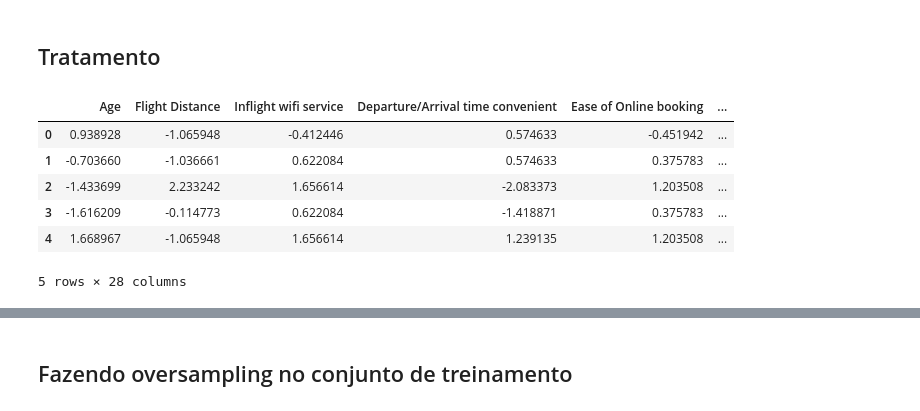
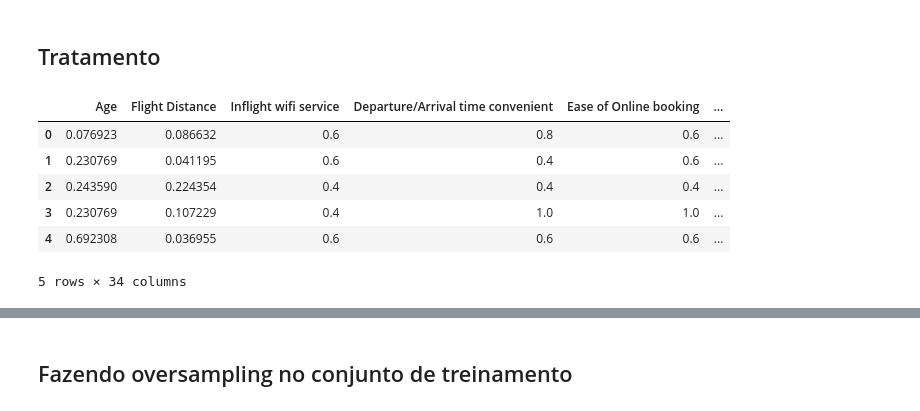
Before and after one commit to lucasacioly/Redes-Neurais, a Jupyter notebook: tratamento.ipynb, the cells around one changed output, grey strips where cells are left out. Drawn from its saved outputs; the diff is of its cells as text; code cells hidden in the pictures.

```diff
--- a/tratamento.ipynb
+++ b/tratamento.ipynb
@@ -17,4 +24,5 @@ from scipy import stats
 # %% [markdown]
 # Criando o data frame
 # %%
-df = pd.read_csv('archive/train.csv')
+df_train = pd.read_csv('archive/train.csv')
+df_test = pd.read_csv('archive/train.csv')
@@ -25,0 +41,8 @@ df = df.drop(columns=['id'])
+# %%
+df_train = df_train.loc[:, ~df_train.columns.str.contains('^Unnamed')]
+df_train['satisfied'] = df_train['satisfaction'].map({'neutral or dissatisfied': 0, 'satisfied': 1})
+df_train.drop(columns=['id', 'satisfaction'], inplace=True)
+
+df_test = df_test.loc[:, ~df_test.columns.str.contains('^Unnamed')]
+df_test['satisfied'] = df_test['satisfaction'].map({'neutral or dissatisfied': 0, 'satisfied': 1})
+df_test.drop(columns=['id', 'satisfaction'], inplace=True)
@@ -88,0 +93,13 @@ class2_50_percent = class2_50_percent.dropna()
+# %%
+# Definindo os intervalos de agrupamento para Departure Delay in Minutes
+bins = [-1, 10, 30, 60, float('inf')]
+labels = ['Menos de 10 minutos', '10 minutos até 30 minutos', '30 min até 1 hora', 'Mais de 1 hora']
+df_train['Departure Delay Group'] = pd.cut(df_train['Departure Delay in Minutes'], bins=bins, labels=labels)
+
+# Criando um histograma para plotar a distribuição da variável agrupada com relação à variável satisfied
+plt.figure(figsize=(10, 6))
+sns.histplot(data=df_train, x='Departure Delay Group', hue='satisfied', multiple='stack', shrink=0.8)
+plt.title('Distribuição de Departure Delay Group por satisfação')
+plt.xlabel('Departure Delay Group')
+plt.ylabel('Frequência')
+plt.show()
@@ -88,0 +114,13 @@ class2_50_percent = class2_50_percent.dropna()
+# %%
+# Definindo os intervalos de agrupamento para Departure Delay in Minutes
+bins = [-1, 10, 30, 60, float('inf')]
+labels = ['Menos de 10 minutos', '10 minutos até 30 minutos', '30 min até 1 hora', 'Mais de 1 hora']
+df_train['Arrival Delay Group'] = pd.cut(df_train['Arrival Delay in Minutes'], bins=bins, labels=labels)
+
+# Criando um histograma para plotar a distribuição da variável agrupada com relação à variável satisfied
+plt.figure(figsize=(10, 6))
+sns.histplot(data=df_train, x='Departure Delay Group', hue='satisfied', multiple='stack', shrink=0.8)
+plt.title('Distribuição de Departure Delay Group por satisfação')
+plt.xlabel('Departure Delay Group')
+plt.ylabel('Frequência')
+plt.show()
@@ -168,10 +231,10 @@ class2_25_percent_1 = treatment(class2_25_percent_1)
 # %%
-class2_50_percent.head()
+df_train_processado.head()
 # %% [output]
 |  | Age | Flight Distance | Inflight wifi service | Departure/Arrival time convenient | Ease of Online booking | ... |
-| 0 | 0.938928 | -1.065948 | -0.412446 | 0.574633 | -0.451942 | ... |
-| 1 | -0.703660 | -1.036661 | 0.622084 | 0.574633 | 0.375783 | ... |
-| 2 | -1.433699 | 2.233242 | 1.656614 | -2.083373 | 1.203508 | ... |
-| 3 | -1.616209 | -0.114773 | 0.622084 | -1.418871 | 0.375783 | ... |
-| 4 | 1.668967 | -1.065948 | 1.656614 | 1.239135 | 1.203508 | ... |
+| 0 | 0.076923 | 0.086632 | 0.6 | 0.8 | 0.6 | ... |
+| 1 | 0.230769 | 0.041195 | 0.6 | 0.4 | 0.6 | ... |
+| 2 | 0.243590 | 0.224354 | 0.4 | 0.4 | 0.4 | ... |
+| 3 | 0.230769 | 0.107229 | 0.4 | 1.0 | 1.0 | ... |
+| 4 | 0.692308 | 0.036955 | 0.6 | 0.6 | 0.6 | ... |
-5 rows × 28 columns
+5 rows × 34 columns
```
Also changed, not shown: parts of 27 cells of this notebook, 3 other files.
